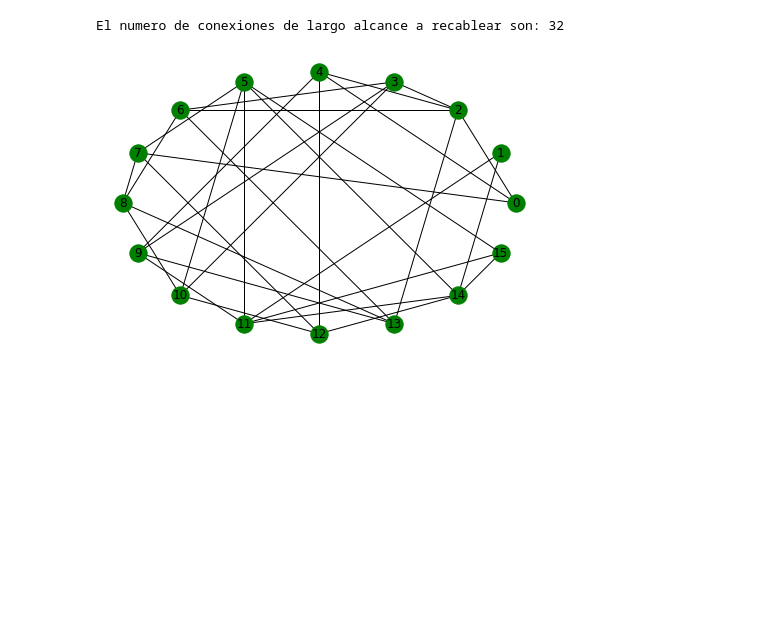
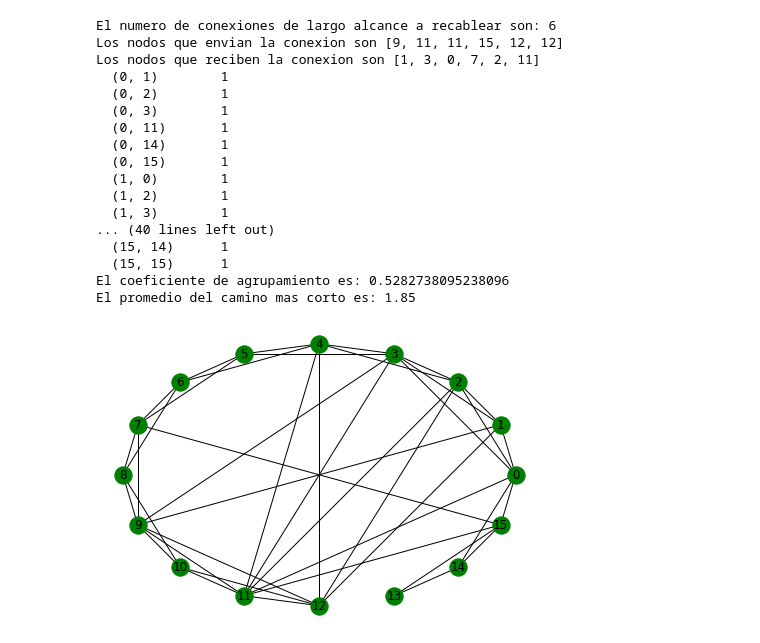
Before and after one commit to ErnestoCisnero/Probando-NetworkX-Tesis-Maestria, a Jupyter notebook: sanchez.ipynb, the cells around one changed output. Drawn from its saved outputs; the diff is of its cells as text; code cells hidden in the pictures; blank space fills up the shorter version.

```diff
--- a/sanchez.ipynb
+++ b/sanchez.ipynb
@@ -70,6 +76,31 @@ def create_SW_network(n, k,p):
-# %%
-G = create_SW_network(16,2,1)
-nx.draw_circular(G,**opts)
-# %% [output]
-El numero de conexiones de largo alcance a recablear son: 32
-[figure, removed]
+# %%
+n,k,p  = 16,2,0.2
+G = create_regular_network(n,k,p)
+G,nodes_senders,nodes_receivers = connect_nodes(G, n,k,p)
+if len(nodes_receivers) != round(n*k*p):
+    raise Exception("No se generaron las nkp conexiones, considere simular nuevamente")
+G = new_conn_S(G,nodes_senders,nodes_receivers)
+G = new_conn_R(G,nodes_senders,nodes_receivers)
+print(nx.adjacency_matrix(G))
+print("El coeficiente de agrupamiento es:",nx.algorithms.average_clustering(G))
+print("El promedio del camino mas corto es:",nx.average_shortest_path_length(G))
+nx.draw_circular(G,**opts)
+# %% [output]
+El numero de conexiones de largo alcance a recablear son: 6
+Los nodos que envian la conexion son [9, 11, 11, 15, 12, 12]
+Los nodos que reciben la conexion son [1, 3, 0, 7, 2, 11]
+  (0, 1)        1
+  (0, 2)        1
+  (0, 3)        1
+  (0, 11)       1
+  (0, 14)       1
+  (0, 15)       1
+  (1, 0)        1
+  (1, 2)        1
+  (1, 3)        1
+... (40 lines left out)
+  (15, 14)      1
+  (15, 15)      1
+El coeficiente de agrupamiento es: 0.5282738095238096
+El promedio del camino mas corto es: 1.85
+[figure, added]
```
Also changed, not shown: parts of 2 cells of this notebook, 2 other files.
